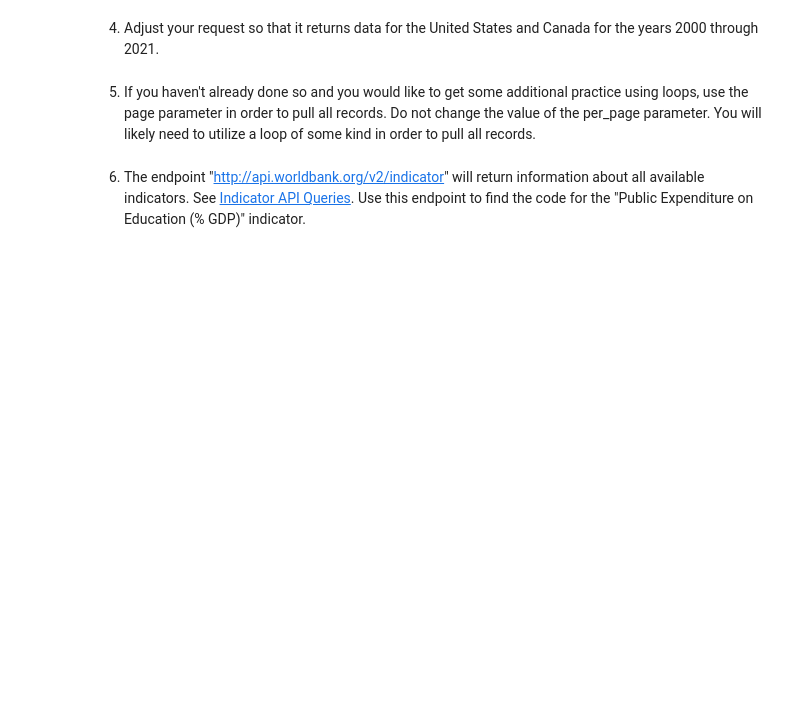
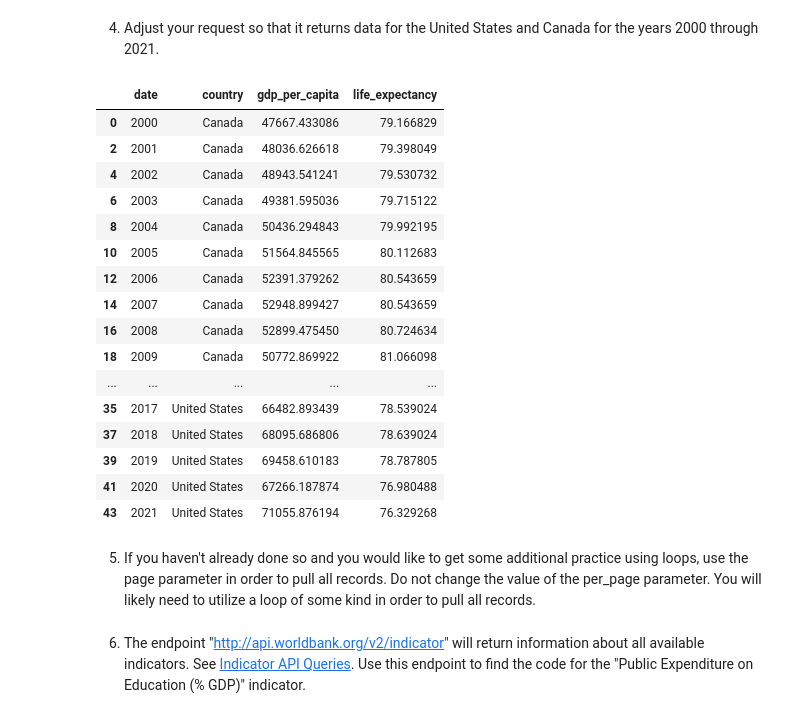
Before and after one commit to nss-data-science-cohort-8/api-exercise-DrewRichard7, a Jupyter notebook: notebooks/un_api_exercise.ipynb, the cells around one changed output. Saved outputs shown, nothing was run; the diff lists cells and outputs as text; code cells hidden in the pictures; blank space fills up the shorter version.

```diff
--- a/notebooks/un_api_exercise.ipynb
+++ b/notebooks/un_api_exercise.ipynb
@@ -395,6 +470,96 @@ display(res7)
 # %% [markdown]
 
 4. Adjust your request so that it returns data for the United States and Canada for the years 2000 through 2021.
+# %%
+# world bank api request for multiple indicators, needs a source call at the end if multiple indicators
+endpoint='https://api.worldbank.org/v2/country/us;ca/indicator/NY.GDP.PCAP.PP.KD;SP.DYN.LE00.IN'
+params={
+    'format':'json',
+    'Per_page': 30000,
+    'date':'2000:2021',
+    'source': 2
+}
+response9 = requests.get(endpoint, params=params)
+response9.json()[1]
+res9 = (
+    pd
+    .json_normalize(response9.json()[1])
+    .drop(
+        columns={
+            'countryiso3code',
+            'unit',
+            'obs_status',
+            'decimal',
+            'country.id',
+            'indicator.id'})
+    .loc[:,['date', 'indicator.value', 'country.value', 'value']]
+)
+# display(res8)
+change_index = find_first_different_string(res9, 'indicator.value')
+gdp_half = (
+    res9
+    .iloc[0:change_index]
+    .sort_values('date')
+    # .drop(
+    #     columns=[
+    #         'countryiso3code',
+    #         'indicator.id',
+    #         'indicator.value',
+    #         'country.id'])
+    .rename(
+        columns={
+            'value':'gdp_per_capita',
+            'country.value':'country'})
+    .copy()
+)
+
+# slice the life expectancy portion out of larger df
+life_exp_half = (
+    res9
+    .iloc[change_index:]
+    .sort_values('date')
+    # .drop(
+    #     columns=[
+    #         'countryiso3code',
+    #         'indicator.id',
+    #         'indicator.value',
+    #         'country.id'])
+    .rename(
+            columns={
+                'value':'life_expectancy',
+                'country.value':'country'})
+    .copy()
+)
+# merge the two halves so that useful information in its own columns
+us_data_3 = (
+    pd
+    .merge(
+        left=gdp_half,
+        right=life_exp_half,
+        on=['date', 'country'],
+        how='outer')
+    .loc[:,['date','country', 'gdp_per_capita', 'life_expectancy']]
+    .sort_values(['country','date'])
+)
+us_data_3
+# %% [output]
+|  | date | country | gdp_per_capita | life_expectancy |
+| 0 | 2000 | Canada | 47667.433086 | 79.166829 |
+| 2 | 2001 | Canada | 48036.626618 | 79.398049 |
+| 4 | 2002 | Canada | 48943.541241 | 79.530732 |
+| 6 | 2003 | Canada | 49381.595036 | 79.715122 |
+| 8 | 2004 | Canada | 50436.294843 | 79.992195 |
+| 10 | 2005 | Canada | 51564.845565 | 80.112683 |
+| 12 | 2006 | Canada | 52391.379262 | 80.543659 |
+| 14 | 2007 | Canada | 52948.899427 | 80.543659 |
+| 16 | 2008 | Canada | 52899.475450 | 80.724634 |
+| 18 | 2009 | Canada | 50772.869922 | 81.066098 |
+| ... | ... | ... | ... | ... |
+| 35 | 2017 | United States | 66482.893439 | 78.539024 |
+| 37 | 2018 | United States | 68095.686806 | 78.639024 |
+| 39 | 2019 | United States | 69458.610183 | 78.787805 |
+| 41 | 2020 | United States | 67266.187874 | 76.980488 |
+| 43 | 2021 | United States | 71055.876194 | 76.329268 |
 # %% [markdown]
 
 5. If you haven't already done so and you would like to get some additional practice using loops, use the page parameter in order to pull all records. Do not change the value of the per_page parameter. You will likely need to utilize a loop of some kind in order to pull all records.
```
Also changed, not shown: parts of 2 cells of this notebook.
